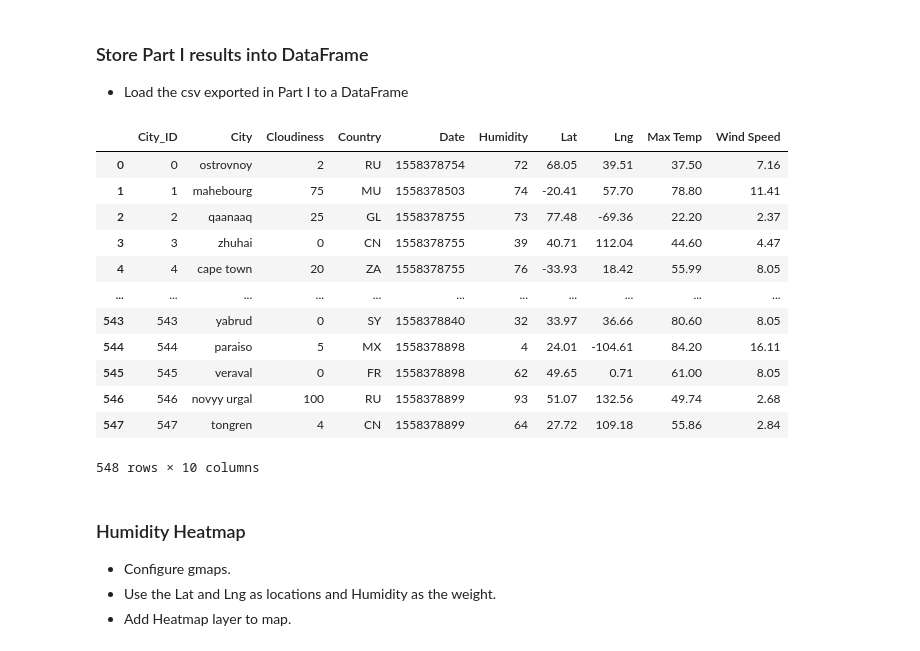
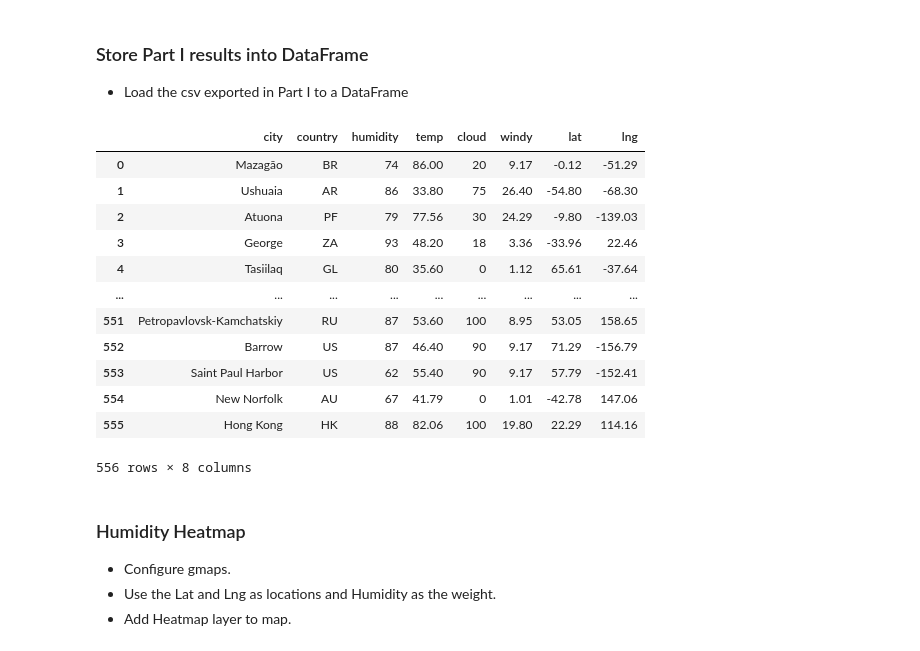
Before and after one commit to jobongie/python-api-challenge, a Jupyter notebook: VacationPy/VacationPy.ipynb, the cells around one changed output. Drawn from its saved outputs; the diff is of its cells as text; code cells hidden in the pictures.

```diff
--- a/VacationPy/VacationPy.ipynb
+++ b/VacationPy/VacationPy.ipynb
@@ -22,22 +22,22 @@ from configs import g_keys
 ### Store Part I results into DataFrame
 * Load the csv exported in Part I to a DataFrame
 # %%
-weather_data = pd.read_csv("../WeatherPy/output_data/cities.csv")
+weather_data = pd.read_csv("../WeatherPy/output_data/City_Data.csv")
 weather_data
 # %% [output]
-|  | City_ID | City | Cloudiness | Country | Date | Humidity | Lat | Lng | Max Temp | Wind Speed |
-| 0 | 0 | ostrovnoy | 2 | RU | 1558378754 | 72 | 68.05 | 39.51 | 37.50 | 7.16 |
-| 1 | 1 | mahebourg | 75 | MU | 1558378503 | 74 | -20.41 | 57.70 | 78.80 | 11.41 |
-| 2 | 2 | qaanaaq | 25 | GL | 1558378755 | 73 | 77.48 | -69.36 | 22.20 | 2.37 |
-| 3 | 3 | zhuhai | 0 | CN | 1558378755 | 39 | 40.71 | 112.04 | 44.60 | 4.47 |
-| 4 | 4 | cape town | 20 | ZA | 1558378755 | 76 | -33.93 | 18.42 | 55.99 | 8.05 |
-| ... | ... | ... | ... | ... | ... | ... | ... | ... | ... | ... |
-| 543 | 543 | yabrud | 0 | SY | 1558378840 | 32 | 33.97 | 36.66 | 80.60 | 8.05 |
-| 544 | 544 | paraiso | 5 | MX | 1558378898 | 4 | 24.01 | -104.61 | 84.20 | 16.11 |
-| 545 | 545 | veraval | 0 | FR | 1558378898 | 62 | 49.65 | 0.71 | 61.00 | 8.05 |
-| 546 | 546 | novyy urgal | 100 | RU | 1558378899 | 93 | 51.07 | 132.56 | 49.74 | 2.68 |
-| 547 | 547 | tongren | 4 | CN | 1558378899 | 64 | 27.72 | 109.18 | 55.86 | 2.84 |
+|  | city | country | humidity | temp | cloud | windy | lat | lng |
+| 0 | Mazagão | BR | 74 | 86.00 | 20 | 9.17 | -0.12 | -51.29 |
+| 1 | Ushuaia | AR | 86 | 33.80 | 75 | 26.40 | -54.80 | -68.30 |
+| 2 | Atuona | PF | 79 | 77.56 | 30 | 24.29 | -9.80 | -139.03 |
+| 3 | George | ZA | 93 | 48.20 | 18 | 3.36 | -33.96 | 22.46 |
+| 4 | Tasiilaq | GL | 80 | 35.60 | 0 | 1.12 | 65.61 | -37.64 |
+| ... | ... | ... | ... | ... | ... | ... | ... | ... |
+| 551 | Petropavlovsk-Kamchatskiy | RU | 87 | 53.60 | 100 | 8.95 | 53.05 | 158.65 |
+| 552 | Barrow | US | 87 | 46.40 | 90 | 9.17 | 71.29 | -156.79 |
+| 553 | Saint Paul Harbor | US | 62 | 55.40 | 90 | 9.17 | 57.79 | -152.41 |
+| 554 | New Norfolk | AU | 67 | 41.79 | 0 | 1.01 | -42.78 | 147.06 |
+| 555 | Hong Kong | HK | 88 | 82.06 | 100 | 19.80 | 22.29 | 114.16 |
-548 rows × 10 columns
+556 rows × 8 columns
 # %% [markdown]
 ### Humidity Heatmap
 * Configure gmaps.
```
Also changed, not shown: parts of 5 cells of this notebook, 5 other files.
